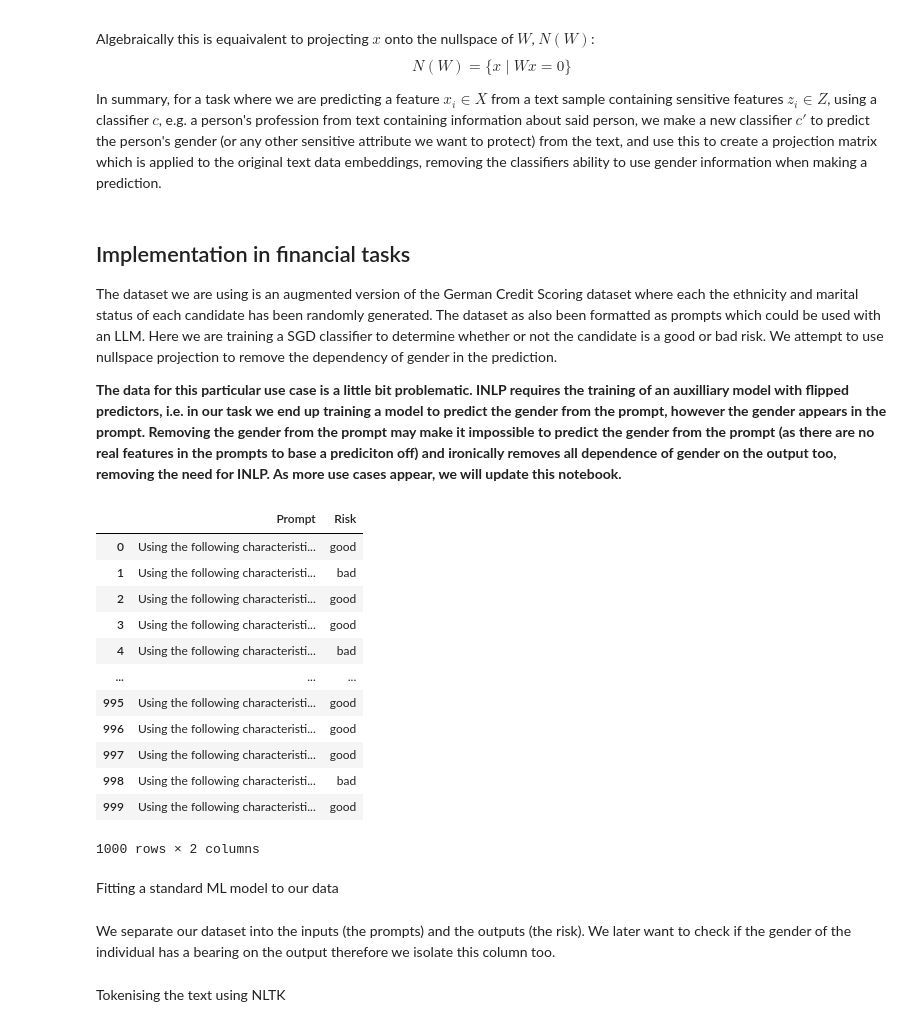
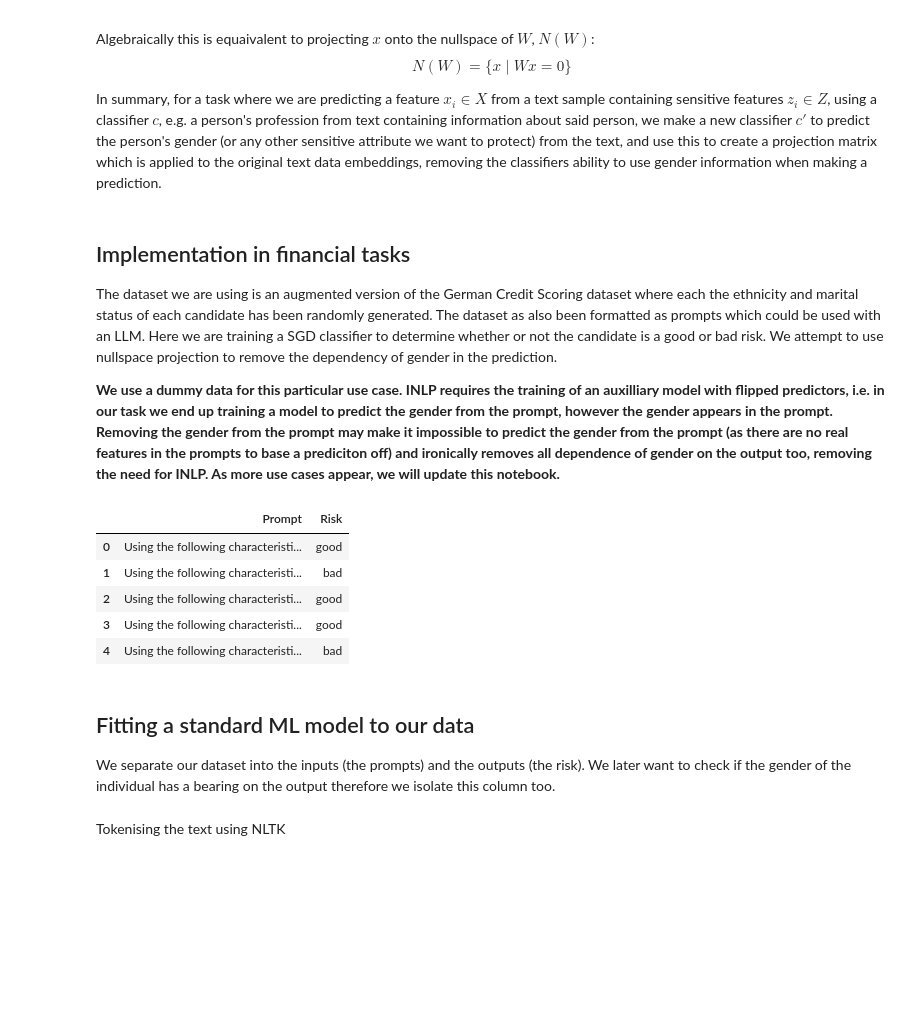
Before and after one commit to asabuncuoglu13/faid, a Jupyter notebook: notebooks/nullspace_projection/simple_debiasing.ipynb, the cells around one changed output. Saved outputs shown, nothing was run; the diff lists cells and outputs as text; code cells hidden in the pictures; blank space fills up the shorter version.

```diff
--- a/nullspace_projection/nullspace_gcs_documented.ipynb
+++ b/notebooks/nullspace_projection/simple_debiasing.ipynb
@@ -26,5 +26,5 @@ In summary, for a task where we are predicting a feature $x_i \in X$ from a text
 
 The dataset we are using is an augmented version of the German Credit Scoring dataset where each the ethnicity and marital status of each candidate has been randomly generated. The dataset as also been formatted as prompts which could be used with an LLM. Here we are training a SGD classifier to determine whether or not the candidate is a good or bad risk. We attempt to use nullspace projection to remove the dependency of gender in the prediction.
 
-**The data for this particular use case is a little bit problematic. INLP requires the training of an auxilliary model with flipped predictors, i.e. in our task we end up training a model to predict the gender from the prompt, however the gender appears in the prompt. Removing the gender from the prompt may make it impossible to predict the gender from the prompt (as there are no real features in the prompts to base a prediciton off) and ironically removes all dependence of gender on the output too, removing the need for INLP. As more use cases appear, we will update this notebook.**
+**We use a dummy data for this particular use case. INLP requires the training of an auxilliary model with flipped predictors, i.e. in our task we end up training a model to predict the gender from the prompt, however the gender appears in the prompt. Removing the gender from the prompt may make it impossible to predict the gender from the prompt (as there are no real features in the prompts to base a prediciton off) and ironically removes all dependence of gender on the output too, removing the need for INLP. As more use cases appear, we will update this notebook.**
 # %%
@@ -56,32 +41,21 @@ from sklearn.linear_model import SGDClassifier, SGDRegressor, Perceptron, Logist
 # %%
 # Load dataset
-
-url='https://drive.google.com/file/d/1N7z7Nn4IuQjZSv1eqLh32HKrKKaLrsoQ/view?usp=sharing'
-file_id=url.split('/')[-2]
-dwn_url='https://drive.google.com/uc?id=' + file_id
-df=pd.read_csv(dwn_url)
+path = "../../data/credit_prompts_nullspace.csv"
+df=pd.read_csv(path)
 # %%
 # Create training and testing splits
-
 data = df.drop('Sex', axis = 1)
-data
+data.head()
 # %% [output]
 |  | Prompt | Risk |
 | 0 | Using the following characteristi... | good |
 | 1 | Using the following characteristi... | bad |
 | 2 | Using the following characteristi... | good |
 | 3 | Using the following characteristi... | good |
 | 4 | Using the following characteristi... | bad |
-| ... | ... | ... |
-| 995 | Using the following characteristi... | good |
-| 996 | Using the following characteristi... | good |
-| 997 | Using the following characteristi... | good |
-| 998 | Using the following characteristi... | bad |
-| 999 | Using the following characteristi... | good |
-1000 rows × 2 columns
 # %% [markdown]
-Fitting a standard ML model to our data
+## Fitting a standard ML model to our data
+
+We separate our dataset into the inputs (the prompts) and the outputs (the risk). We later want to check if the gender of the individual has a bearing on the output therefore we isolate this column too.
-# %% [markdown]
-We separate our dataset into the inputs (the prompts) and the outputs (the risk). We later want to check if the gender of the individual has a bearing on the output therefore we isolate this column too.
 # %%
 # Train/Test Splits
```
Also changed, not shown: parts of 10 cells of this notebook, 12 other files.
